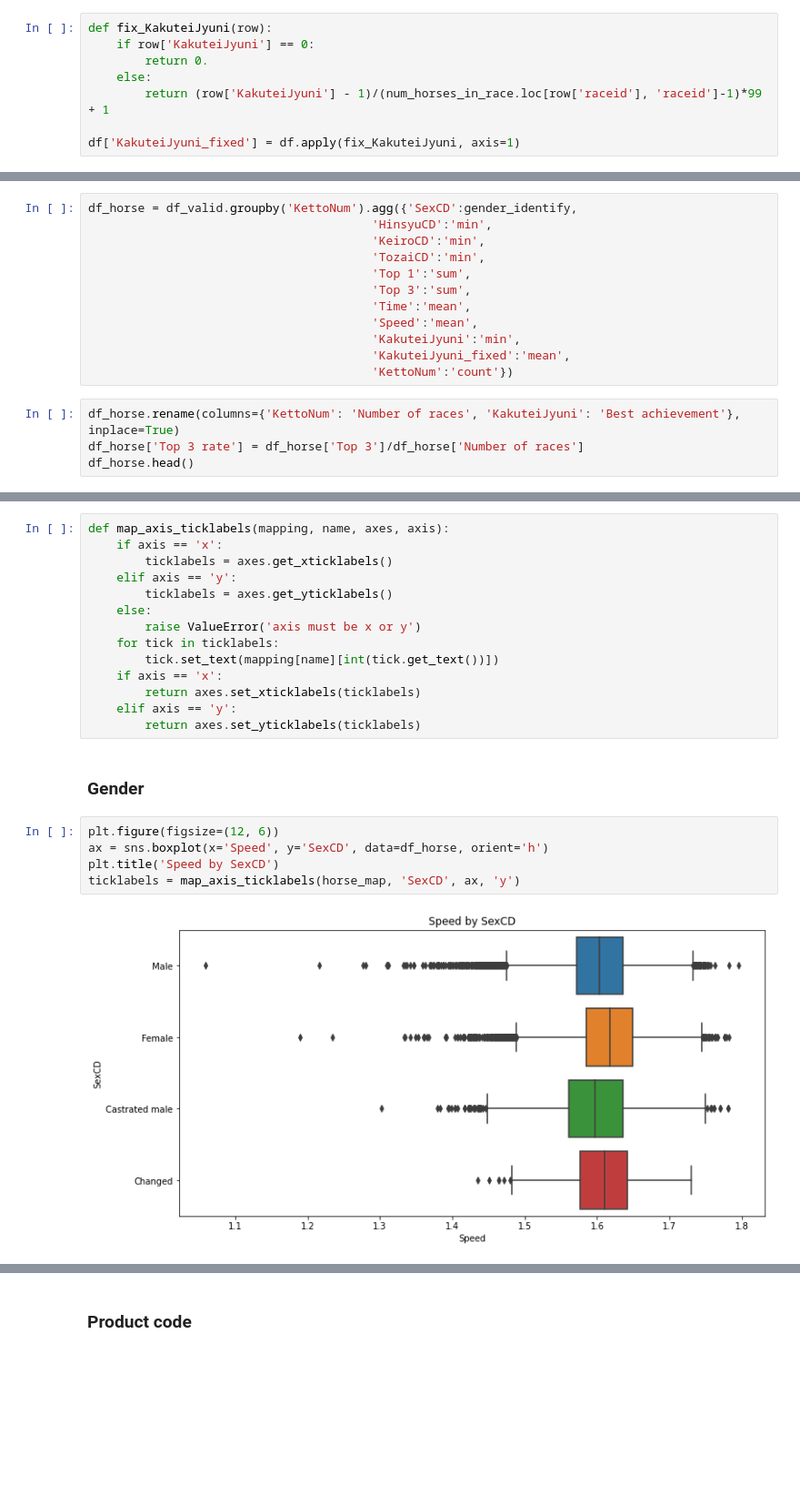
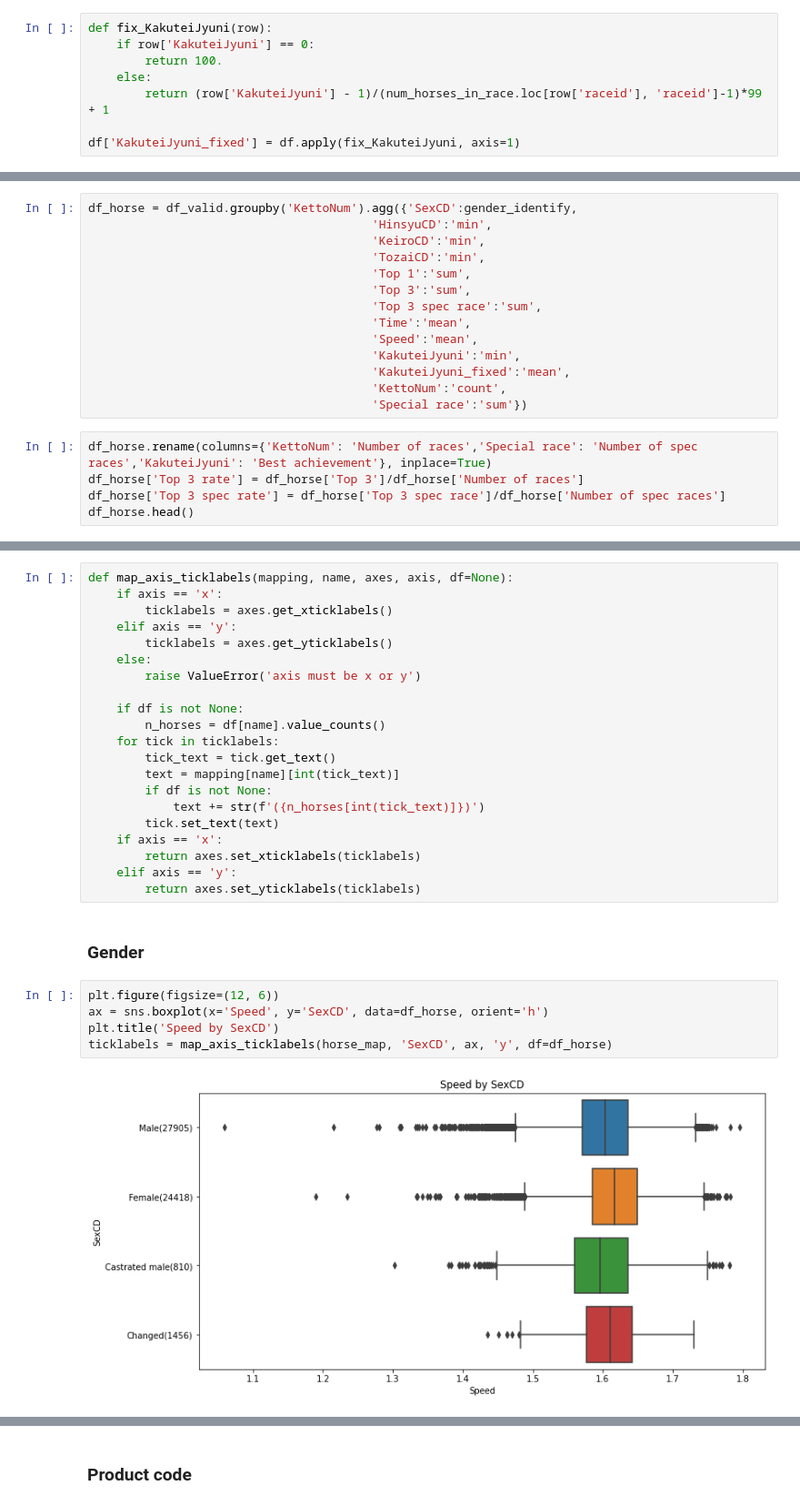
Before and after one commit to danhngan/Horse_racing_prediction, a Jupyter notebook: notebook/cleaning_EDA.ipynb, the cells around one changed output, grey strips where cells are left out. Shown at 91% size. Cells and saved outputs as stored; diff of their text form; blank space fills up the shorter version.

```diff
--- a/notebook/cleaning_EDA.ipynb
+++ b/notebook/cleaning_EDA.ipynb
@@ -185,7 +209,7 @@ dtype: float64
 # %%
 def fix_KakuteiJyuni(row):
     if row['KakuteiJyuni'] == 0:
-        return 0.
+        return 100.
     else:
         return (row['KakuteiJyuni'] - 1)/(num_horses_in_race.loc[row['raceid'], 'raceid']-1)*99 + 1
 
@@ -214,13 +241,16 @@ df_horse = df_valid.groupby('KettoNum').agg({'SexCD':gender_identify,
                                         'TozaiCD':'min',
                                         'Top 1':'sum',
                                         'Top 3':'sum',
+                                        'Top 3 spec race':'sum',
                                         'Time':'mean',
                                         'Speed':'mean',
                                         'KakuteiJyuni':'min',
                                         'KakuteiJyuni_fixed':'mean',
-                                        'KettoNum':'count'})
+                                        'KettoNum':'count',
+                                        'Special race':'sum'})
 # %%
-df_horse.rename(columns={'KettoNum': 'Number of races', 'KakuteiJyuni': 'Best achievement'}, inplace=True)
+df_horse.rename(columns={'KettoNum': 'Number of races','Special race': 'Number of spec races','KakuteiJyuni': 'Best achievement'}, inplace=True)
 df_horse['Top 3 rate'] = df_horse['Top 3']/df_horse['Number of races']
+df_horse['Top 3 spec rate'] = df_horse['Top 3 spec race']/df_horse['Number of spec races']
 df_horse.head()
 # %% [output]
@@ -341,15 +389,22 @@ for group in groups_trackcd:
                                                                                         'Top 3': 'sum',
                                                                                         'Speed': 'mean'})
 # %%
-def map_axis_ticklabels(mapping, name, axes, axis):
+def map_axis_ticklabels(mapping, name, axes, axis, df=None):
     if axis == 'x':
         ticklabels = axes.get_xticklabels()
     elif axis == 'y':
         ticklabels = axes.get_yticklabels()
     else:
         raise ValueError('axis must be x or y')
+
+    if df is not None:
+        n_horses = df[name].value_counts()
     for tick in ticklabels:
-        tick.set_text(mapping[name][int(tick.get_text())])
+        tick_text = tick.get_text()
+        text = mapping[name][int(tick_text)]
+        if df is not None:
+            text += str(f'({n_horses[int(tick_text)]})')
+        tick.set_text(text)
     if axis == 'x':
         return axes.set_xticklabels(ticklabels)
     elif axis == 'y':
@@ -359,10 +414,10 @@ def map_axis_ticklabels(mapping, name, axes, axis):
 # %%
 plt.figure(figsize=(12, 6))
 ax = sns.boxplot(x='Speed', y='SexCD', data=df_horse, orient='h')
 plt.title('Speed by SexCD')
-ticklabels = map_axis_ticklabels(horse_map, 'SexCD', ax, 'y')
+ticklabels = map_axis_ticklabels(horse_map, 'SexCD', ax, 'y', df=df_horse)
 # %% [output]
-[figure, old version]
+[figure, new version]
 # %%
 plt.figure(figsize=(12,df_group_trackcd.ngroups*6))
 for idx, group in enumerate(groups_trackcd):
```
Also changed, not shown: parts of 44 cells of this notebook, 1 other file.
